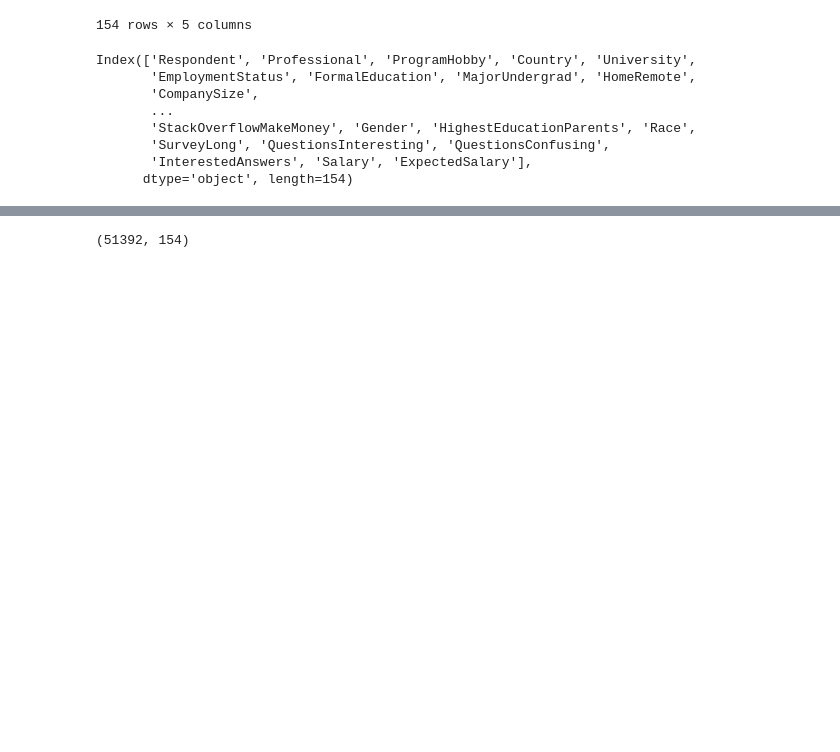
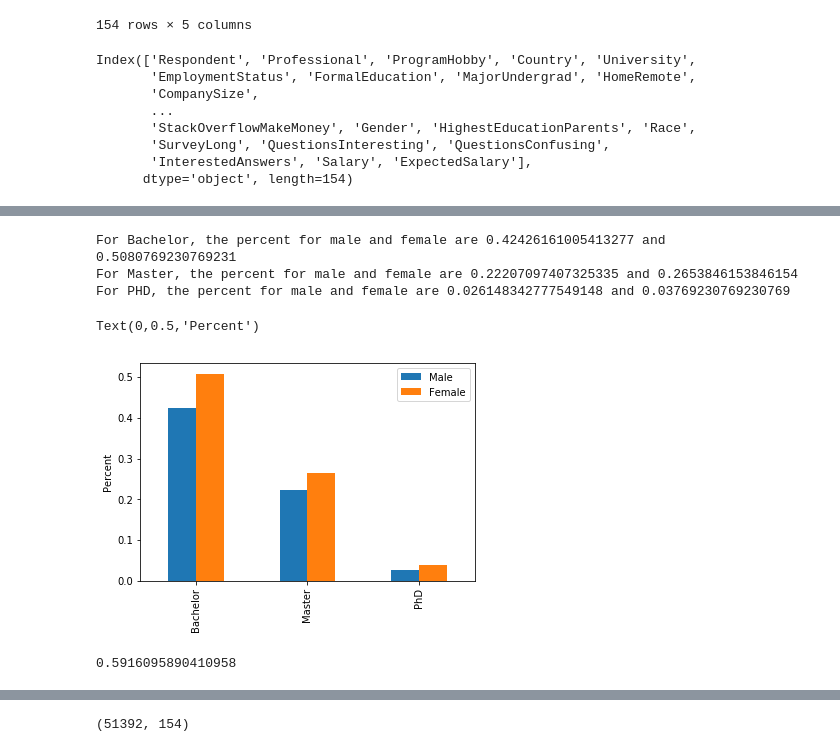
Before and after one commit to 1990huiyuan/stack-overflow-data-analysis, a Jupyter notebook: project1.ipynb, the cells around one changed output, grey strips where cells are left out. Saved outputs shown, nothing was run; the diff lists cells and outputs as text; code cells hidden in the pictures; blank space fills up the shorter version.

```diff
--- a/project1.ipynb
+++ b/project1.ipynb
@@ -46,0 +52,48 @@ Index(['Respondent', 'Professional', 'ProgramHobby', 'Country', 'University',
+# %%
+## question 1: Is there any difference between male and female in terms of education?
+df_q1 = df[['FormalEducation','Gender']]
+male_num = len(df_q1[df_q1.Gender == "Male"])
+female_num = len(df_q1[df_q1.Gender == "Female"])
+total_num = len(df_q1)
+
+def gender_portion(df_q1, degree):
+    male = len(df_q1[(df_q1.Gender == "Male") & (df_q1.FormalEducation == degree)])/male_num
+    female = len(df_q1[(df_q1.Gender == "Female") & (df_q1.FormalEducation == degree)])/female_num
+    return male, female
+
+
+# Bachelor percent in male and female
+Bache_male, Bache_female = gender_portion(df_q1,"Bachelor's degree")
+
+# Master percent in male and female
+MS_male, MS_female = gender_portion(df_q1,"Master's degree")
+
+# PHD percent in male and female
+PHD_male, PHD_female = gender_portion(df_q1,"Doctoral degree")
+
+print("For Bachelor, the percent for male and female are " + str(Bache_male) +" and " + str(Bache_female))
+print("For Master, the percent for male and female are " + str(MS_male) +" and " + str(MS_female))
+print("For PHD, the percent for male and female are " + str(PHD_male) +" and " + str(PHD_female))
+
+##answer to question: there are difference between male and female for education. For all bachelor, Master and PHD, women have higher
+## percents.
+# %% [output]
+For Bachelor, the percent for male and female are 0.42426161005413277 and 0.5080769230769231
+For Master, the percent for male and female are 0.22207097407325335 and 0.2653846153846154
+For PHD, the percent for male and female are 0.026148342777549148 and 0.03769230769230769
+# %%
+## Distribution plot of education level by gender.
+gender_data = {'Male':[Bache_male,MS_male,PHD_male],'Female':[Bache_female,MS_female,PHD_female]}
+gender_df = pd.DataFrame(gender_data,index = ['Bachelor','Master','PhD'])
+gender_df.plot.bar()
+plt.ylabel('Percent')
+# %% [output]
+Text(0,0.5,'Percent')
+[figure, added]
+# %%
+## question 2:For people who are using stackoverflow, how many percents of them think it is really helpful?
+len(df[(df.StackOverflowHelpful == "Agree") | (df.StackOverflowHelpful == "Strongly agree")])/len(df)
+
+## There are about 60% of people think stackoverflow is helpful.
+# %% [output]
+0.5916095890410958
```
Also changed, not shown: parts of 12 cells of this notebook, 1 other file.
